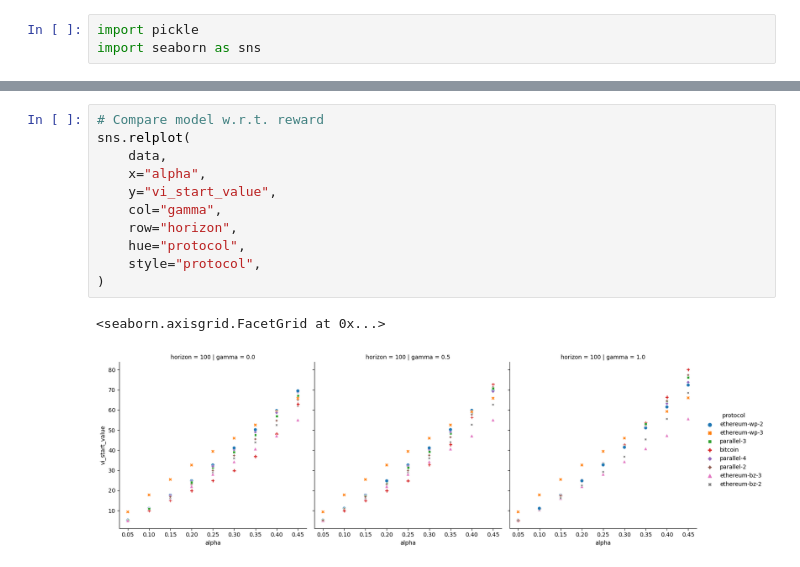
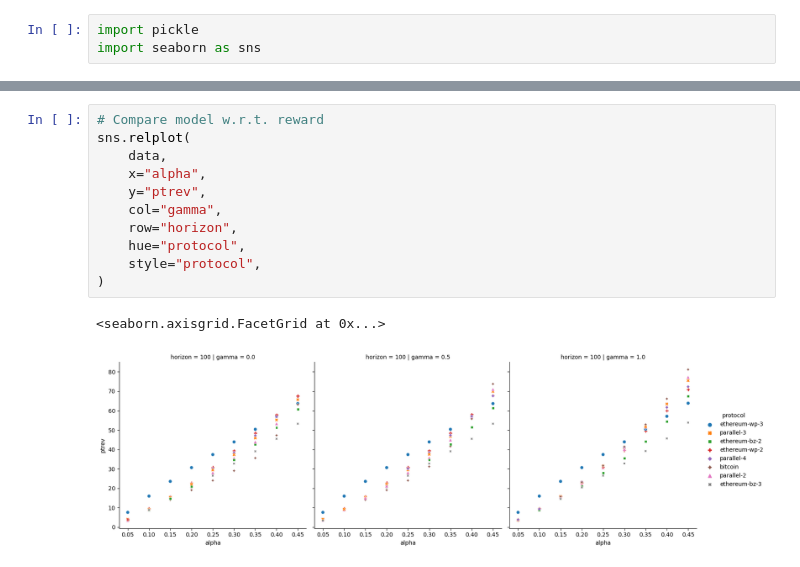
Before and after one commit to pkel/cpr, a Jupyter notebook: mdp/measure-ours.ipynb, the cells around one changed output, grey strips where cells are left out. Cells and saved outputs as stored; diff of their text form.

```diff
--- a/mdp/measure-ours.ipynb
+++ b/mdp/measure-ours.ipynb
@@ -73,17 +73,17 @@ sns.relplot(
 # %%
 # Compare model w.r.t. reward
 sns.relplot(
     data,
     x="alpha",
-    y="vi_start_value",
+    y="ptrev",
     col="gamma",
     row="horizon",
     hue="protocol",
     style="protocol",
 )
 # %% [output]
 <seaborn.axisgrid.FacetGrid at 0x...>
-[figure, old version]
+[figure, new version]
 # %%
 # Compare policy size
 sns.relplot(
```
Also changed, not shown: parts of 6 cells of this notebook, 2 other files.
